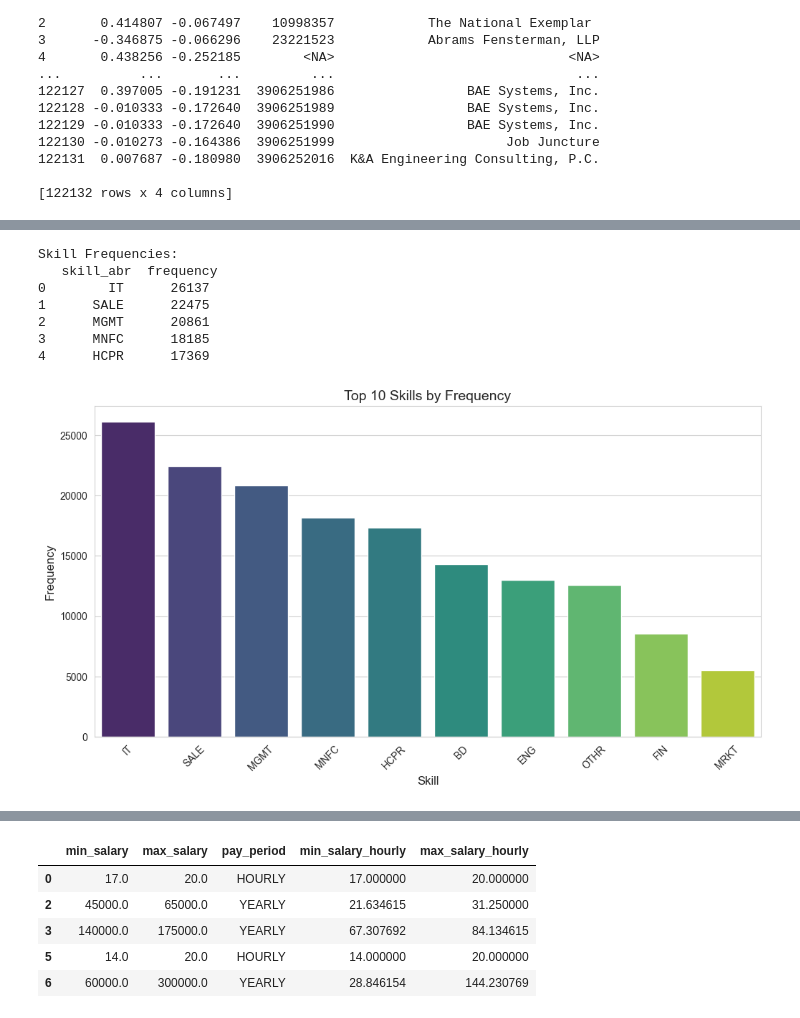
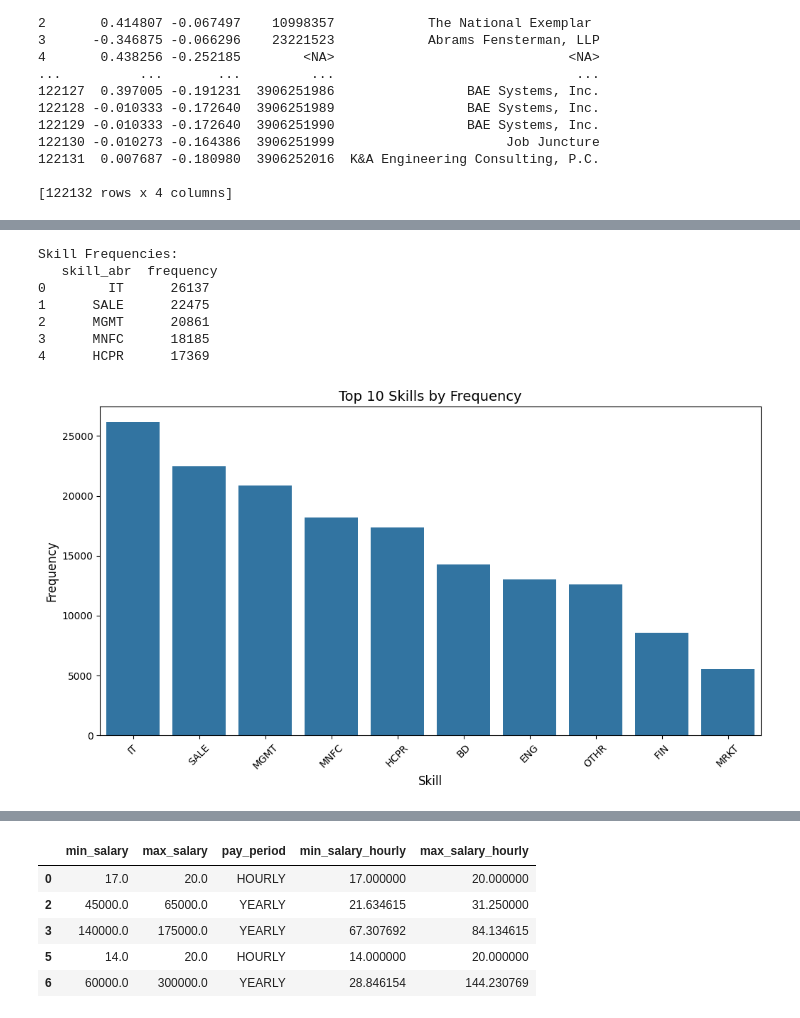
Before and after one commit to Alma-L/LinkedIn-Job-Postings-Data-Analysis, a Jupyter notebook: PreprocessingData.ipynb, the cells around one changed output, grey strips where cells are left out. Saved outputs shown, nothing was run; the diff lists cells and outputs as text; code cells hidden in the pictures.

```diff
--- a/PreprocessingData.ipynb
+++ b/PreprocessingData.ipynb
@@ -485,13 +471,0 @@ plt.show()
-# %%
-# 3. Histogram for professions with the most job openings
-job_skills = pd.read_csv('./Raw_Data/jobs/job_skills.csv')
-job_skills_counts = job_skills['skill_abr'].value_counts()
-
-plt.figure(figsize=(10, 6))
-job_skills_counts.head(10).plot(kind='bar', color='orange')
-plt.title('Top Professions with the Most Job Openings', fontsize=16)
-plt.xlabel('Professions (Skills)', fontsize=14)
-plt.ylabel('Number of Postings', fontsize=14)
-plt.xticks(rotation=45, ha='right')
-plt.tight_layout()
-plt.show()
@@ -527,33 +499,32 @@ plt.show()
 # %%
 
 # Step 1: Prepare Data - Count job skills
 skill_counts = job_skills['skill_abr'].value_counts().reset_index()
 skill_counts.columns = ['skill_abr', 'frequency']
 print("Skill Frequencies:\n", skill_counts.head())
 
 # Step 2: Apply Z-Score for Outlier Detection
 skill_counts['zscore'] = zscore(skill_counts['frequency'])
 outliers = skill_counts[skill_counts['zscore'].abs() > 3]
 
-
 # Step 3: Visualize Top 10 Skills by Frequency
 top_skills = skill_counts.head(10)
 plt.figure(figsize=(12, 6))
-sns.barplot(x='skill_abr', y='frequency', data=top_skills, palette='viridis')
+sns.barplot(x='skill_abr', y='frequency', data=top_skills)
 plt.title('Top 10 Skills by Frequency', fontsize=14)
 plt.xlabel('Skill', fontsize=12)
 plt.ylabel('Frequency', fontsize=12)
 plt.xticks(rotation=45)
 plt.show()
 # %% [output]
 Skill Frequencies:
    skill_abr  frequency
 0        IT      26137
 1      SALE      22475
 2      MGMT      20861
 3      MNFC      18185
 4      HCPR      17369
-[figure, old version]
+[figure, new version]
 # %%
 # Count how many companies have each pay period type
 pay_period_counts = job_posting['pay_period'].value_counts()
```
Also changed, not shown: parts of 23 cells of this notebook.
